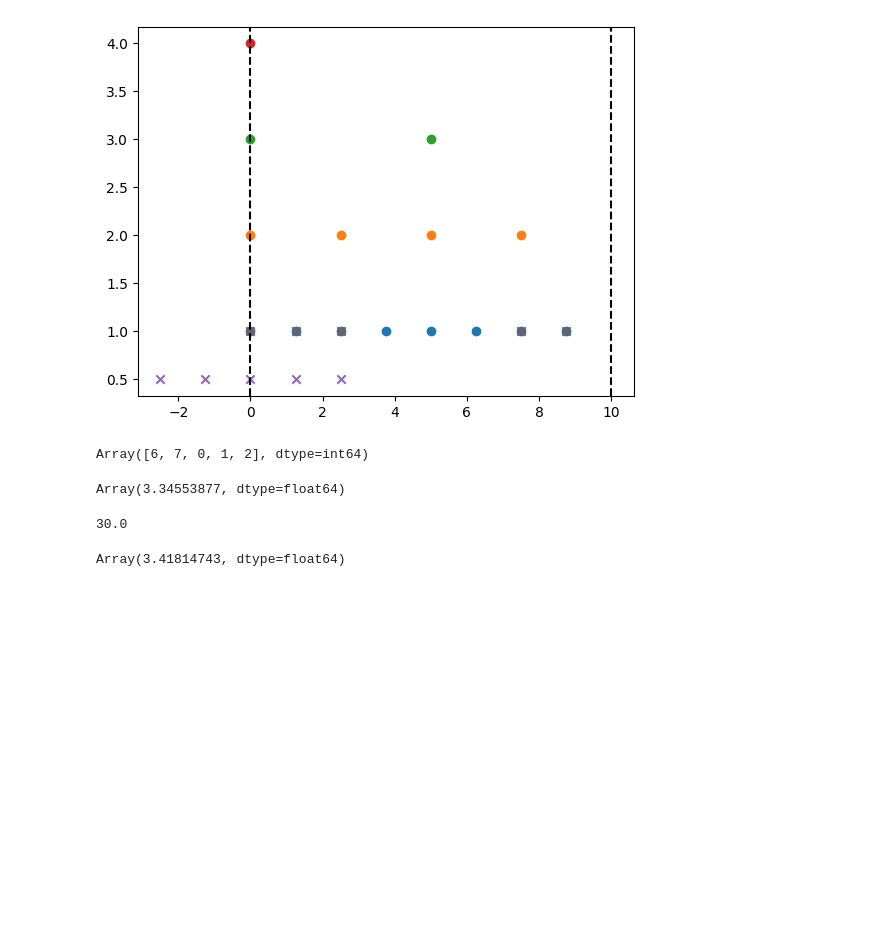
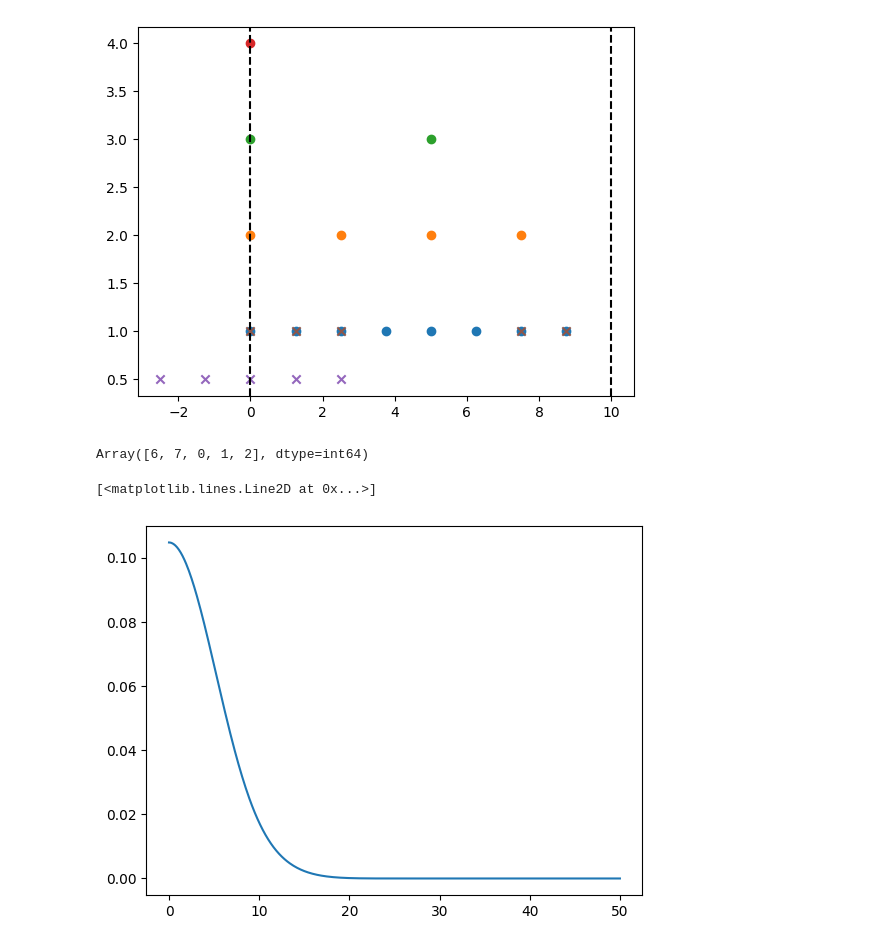
Before and after one commit to Madsen-s-research-group/msmjax, a Jupyter notebook: grid_ops_experiment/grid_ops_experiment.ipynb, the cells around one changed output. Cells and saved outputs as stored; diff of their text form; code cells hidden in the pictures; blank space fills up the shorter version.

Commit message:
WIP: PBCs: force calculation

```diff
--- a/grid_ops_experiment/grid_ops_experiment.ipynb
+++ b/grid_ops_experiment/grid_ops_experiment.ipynb
@@ -742,11 +749,3 @@ jitted_compute_U_oneplus_pbcs = jax.jit(compute_U_oneplus_pbcs)
-# %%
-jitted_compute_U_oneplus_pbcs(xs, qs)
-# %% [output]
-Array(3.34553877, dtype=float64)
-# %%
-level_zero_cutoff * 2**(max_gridlevel - 1)
-# %% [output]
-30.0
 # %%
 @jax.jit
 def sum_kernels_1_to_L_minus_1(r):
@@ -773,4 +801,15 @@ def compute_energy_periodic_exact_loop(positions, charges):
+# %%
+lvl = max_gridlevel - 1
+
+rs = onp.linspace(0, 50, 501)
+plt.plot(rs, partial_kernels[-2](rs))
+# %% [output]
+[<matplotlib.lines.Line2D at 0x...>]
+[figure, added]
 # %%
-compute_energy_periodic_exact_loop(xs, qs)
+U_oneplus_pbcs_exact_loop = compute_energy_periodic_exact_loop(
+    xs, qs, cell_size=length, cutoff=level_zero_cutoff * 2**lvl
+)
+f_oneplus_pbcs_exact_loop = compute_forces_periodic_exact_loop(
+    xs, qs, cell_size=length, cutoff=level_zero_cutoff * 2**lvl
+)
-# %% [output]
-Array(3.41814743, dtype=float64)
```
Also changed, not shown: parts of 6 cells of this notebook.
